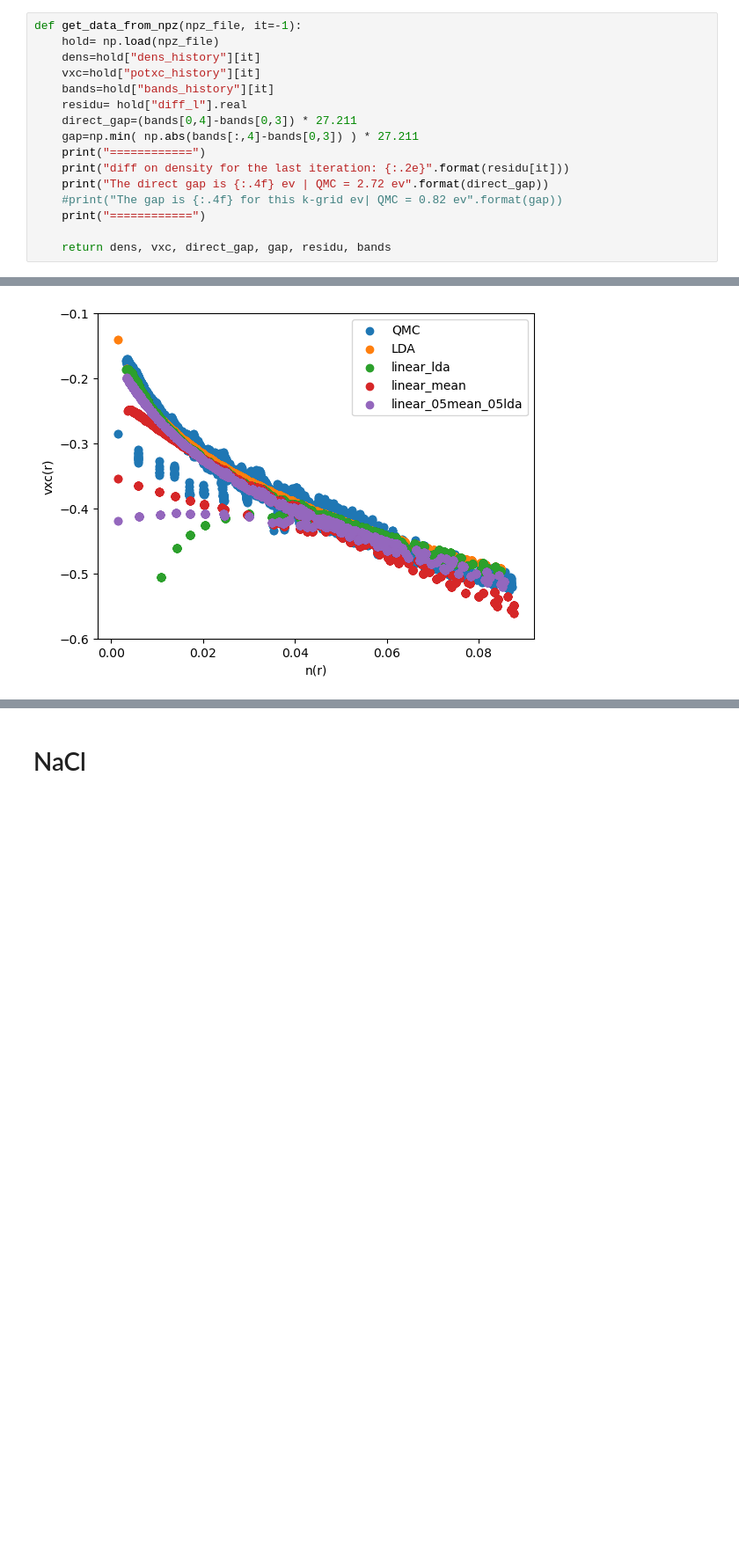
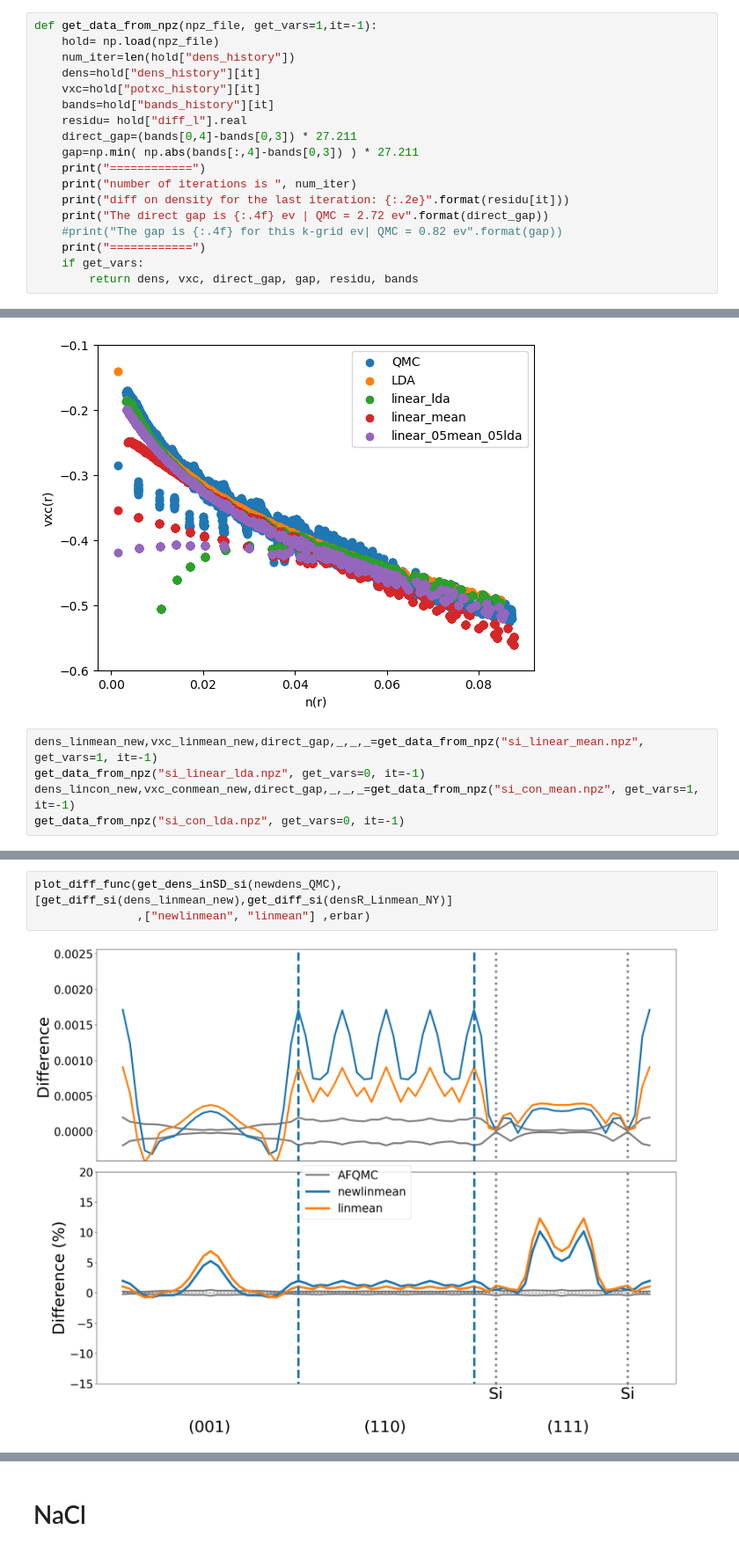
Before and after one commit to aouinaayoub/connector, a Jupyter notebook: fxc_connector.ipynb, the cells around one changed output, grey strips where cells are left out. Shown at 88% size. Drawn from its saved outputs; the diff is of its cells as text; blank space fills up the shorter version.

```diff
--- a/fxc_connector.ipynb
+++ b/fxc_connector.ipynb
@@ -15,8 +15,9 @@ erbar= get_dens_inSD_si(newerbar_QMC)
 # %% [markdown]
 ## Analyse
 # %%
-def get_data_from_npz(npz_file, it=-1):
+def get_data_from_npz(npz_file, get_vars=1,it=-1):
     hold= np.load(npz_file)
+    num_iter=len(hold["dens_history"])
     dens=hold["dens_history"][it]
     vxc=hold["potxc_history"][it]
     bands=hold["bands_history"][it]
@@ -24,12 +25,13 @@ def get_data_from_npz(npz_file, it=-1):
     direct_gap=(bands[0,4]-bands[0,3]) * 27.211
     gap=np.min( np.abs(bands[:,4]-bands[0,3]) ) * 27.211
     print("============")
+    print("number of iterations is ", num_iter)
     print("diff on density for the last iteration: {:.2e}".format(residu[it]))
     print("The direct gap is {:.4f} ev | QMC = 2.72 ev".format(direct_gap))
     #print("The gap is {:.4f} for this k-grid ev| QMC = 0.82 ev".format(gap))
     print("============")
-
-    return dens, vxc, direct_gap, gap, residu, bands
+    if get_vars:
+        return dens, vxc, direct_gap, gap, residu, bands
 # %% [markdown]
 ## Connector
 # %%
@@ -188,3 +192,8 @@ plt.legend()
 # %% [output]
 <matplotlib.legend.Legend at 0x...>
 [figure]
+# %%
+dens_linmean_new,vxc_linmean_new,direct_gap,_,_,_=get_data_from_npz("si_linear_mean.npz", get_vars=1, it=-1)
+get_data_from_npz("si_linear_lda.npz", get_vars=0, it=-1)
+dens_lincon_new,vxc_conmean_new,direct_gap,_,_,_=get_data_from_npz("si_con_mean.npz", get_vars=1, it=-1)
+get_data_from_npz("si_con_lda.npz", get_vars=0, it=-1)
@@ -190,0 +225,5 @@ plt.legend()
+# %%
+plot_diff_func(get_dens_inSD_si(newdens_QMC),  [get_diff_si(dens_linmean_new),get_diff_si(densR_Linmean_NY)]
+               ,["newlinmean", "linmean"] ,erbar)
+# %% [output]
+[figure, added]
```
Also changed, not shown: parts of 6 cells of this notebook.
